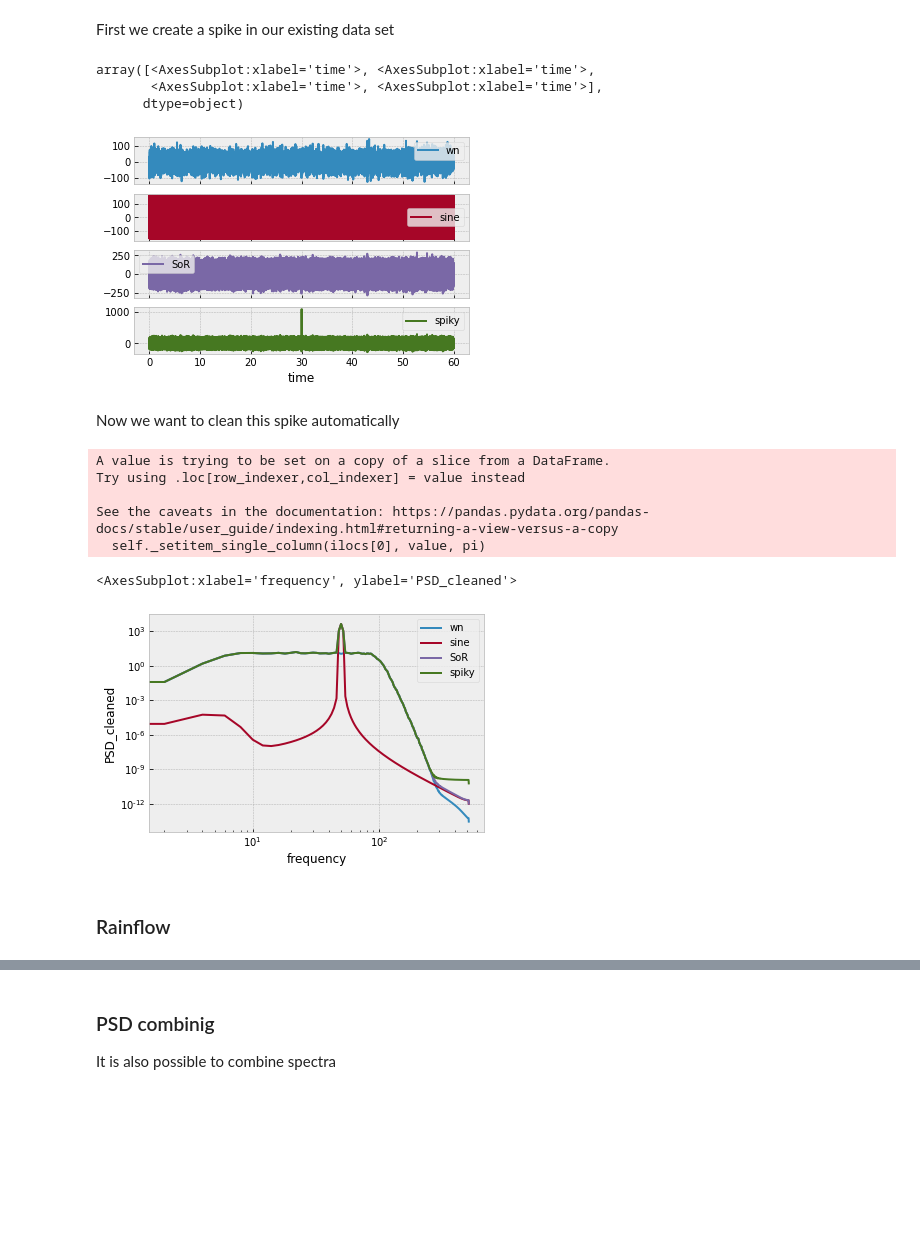
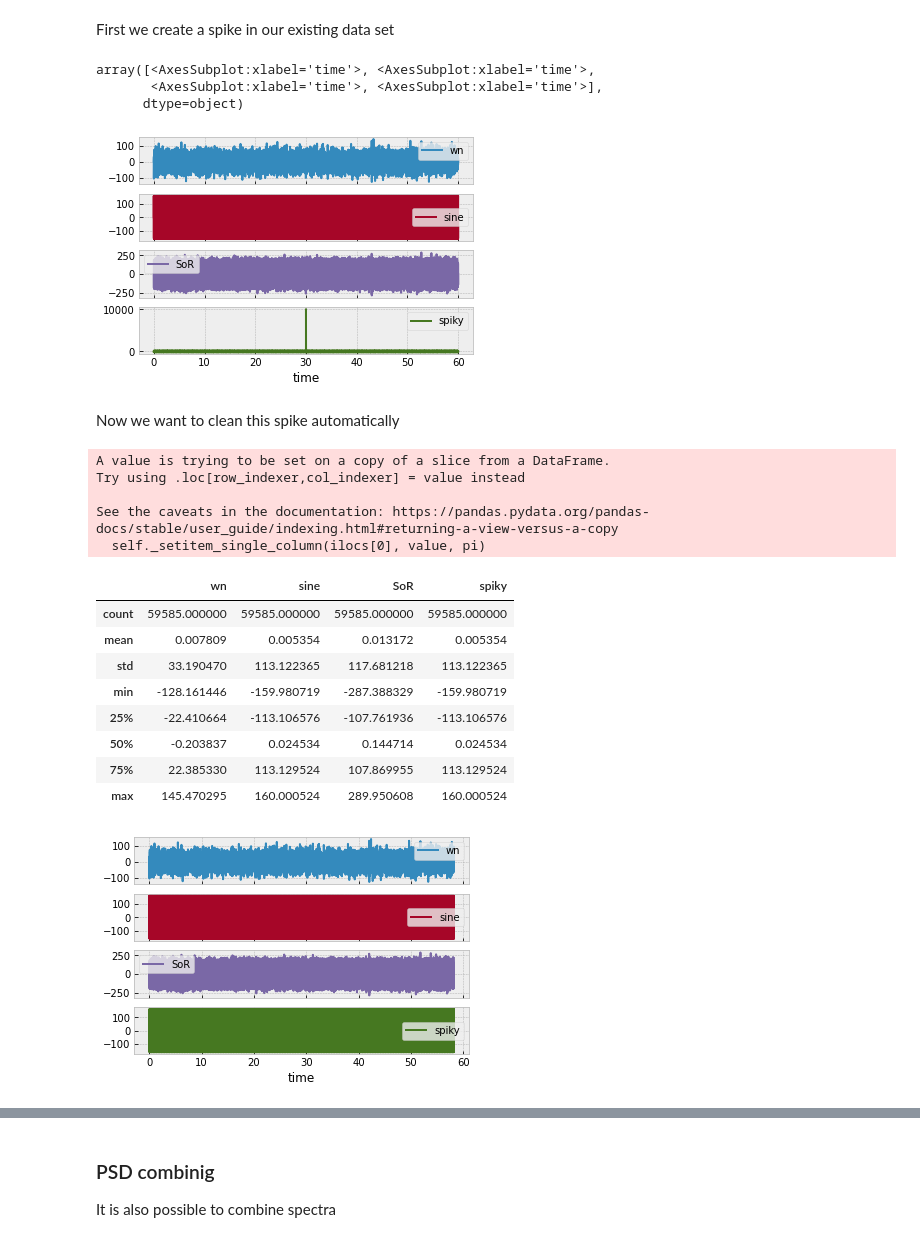
Before and after one commit to boschresearch/pylife, a Jupyter notebook: demos/time_series_handling.ipynb, the cells around one changed output, grey strips where cells are left out. Saved outputs shown, nothing was run; the diff lists cells and outputs as text; code cells hidden in the pictures; blank space fills up the shorter version.

```diff
--- a/demos/time_series_handling.ipynb
+++ b/demos/time_series_handling.ipynb
@@ -93,28 +109,34 @@ df_psd.plot(loglog=True, ylabel="PSD bandpassed")
 # %% [markdown]
 First we create a spike in our existing data set
 # %%
-bandpass_df["spiky"] = bandpass_df["SoR"] + 1e3 * sg.unit_impulse(signal_df.shape[0], idx="mid")
+bandpass_df["spiky"] = bandpass_df["sine"] + 1e4 * sg.unit_impulse(signal_df.shape[0], idx="mid")
 bandpass_df.plot(subplots=True)
 # %% [output]
 array([<AxesSubplot:xlabel='time'>, <AxesSubplot:xlabel='time'>,
        <AxesSubplot:xlabel='time'>, <AxesSubplot:xlabel='time'>],
       dtype=object)
-[figure, old version]
+[figure, new version]
 # %% [markdown]
 Now we want to clean this spike automatically
 # %%
-cleaned_df = ts.clean_timeseries(bandpass_df, "spiky", window_size=200, overlap=20,
-                     feature="abs_energy", n_gridpoints=3,
+cleaned_df = ts.clean_timeseries(bandpass_df, "spiky", window_size=1024, overlap=32,
+                     feature="maximum", method="remove", n_gridpoints=3,
                      percentage_max=0.05, order=3).drop(["time"], axis=1)
 
-ts.psd_df(cleaned_df, NFFT = 512).plot(loglog=True, ylabel="PSD_cleaned" )
+cleaned_df.plot(subplots=True)
 # %% [output]
 A value is trying to be set on a copy of a slice from a DataFrame.
 Try using .loc[row_indexer,col_indexer] = value instead
 
 See the caveats in the documentation: https://pandas.pydata.org/pandas-docs/stable/user_guide/indexing.html#returning-a-view-versus-a-copy
   self._setitem_single_column(ilocs[0], value, pi)
-<AxesSubplot:xlabel='frequency', ylabel='PSD_cleaned'>
+|  | wn | sine | SoR | spiky |
+| count | 59585.000000 | 59585.000000 | 59585.000000 | 59585.000000 |
+| mean | 0.007809 | 0.005354 | 0.013172 | 0.005354 |
+| std | 33.190470 | 113.122365 | 117.681218 | 113.122365 |
+| min | -128.161446 | -159.980719 | -287.388329 | -159.980719 |
+| 25% | -22.410664 | -113.106576 | -107.761936 | -113.106576 |
+| 50% | -0.203837 | 0.024534 | 0.144714 | 0.024534 |
+| 75% | 22.385330 | 113.129524 | 107.869955 | 113.129524 |
+| max | 145.470295 | 160.000524 | 289.950608 | 160.000524 |
-[figure, old version]
+[figure, new version]
-# %% [markdown]
-### Rainflow ###
```
Also changed, not shown: parts of 13 cells of this notebook, 3 other files.
